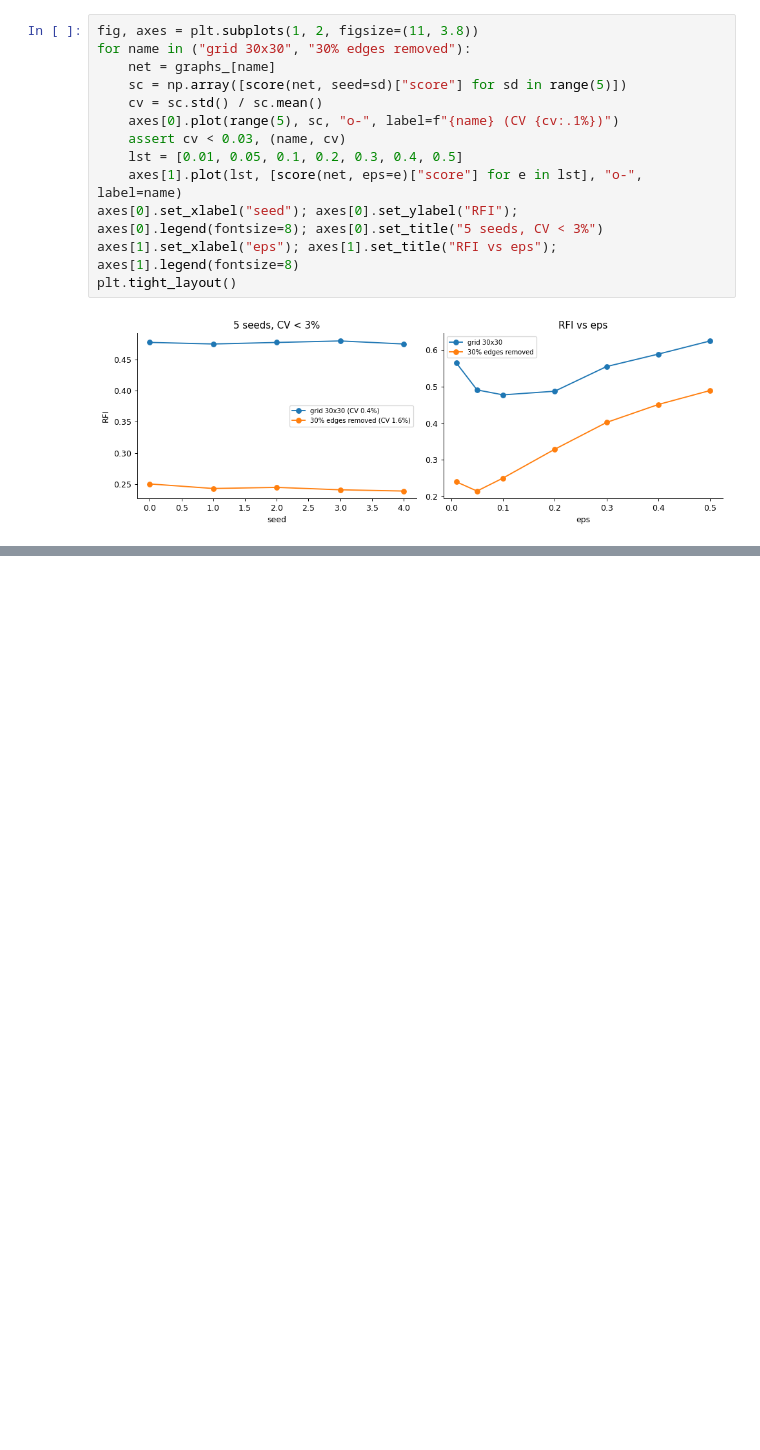
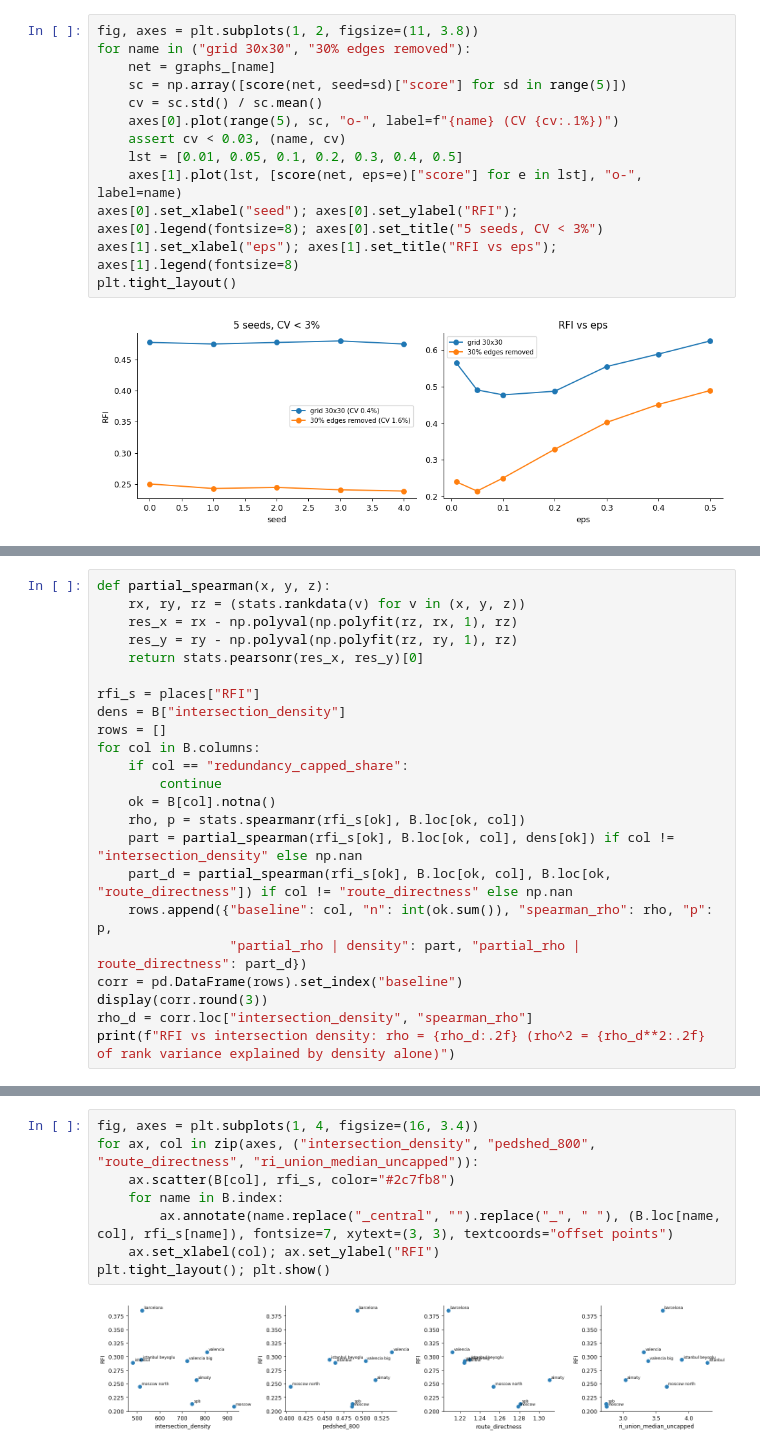
Before and after one commit to Floly/route_freedom_index, a Jupyter notebook: notebooks/validation.ipynb, the cells around one changed output, grey strips where cells are left out. Drawn from its saved outputs; the diff is of its cells as text; blank space fills up the shorter version.

```diff
--- a/notebooks/validation.ipynb
+++ b/notebooks/validation.ipynb
@@ -220,0 +431,23 @@ plt.tight_layout()
+# %%
+def partial_spearman(x, y, z):
+    rx, ry, rz = (stats.rankdata(v) for v in (x, y, z))
+    res_x = rx - np.polyval(np.polyfit(rz, rx, 1), rz)
+    res_y = ry - np.polyval(np.polyfit(rz, ry, 1), rz)
+    return stats.pearsonr(res_x, res_y)[0]
+
+rfi_s = places["RFI"]
+dens = B["intersection_density"]
+rows = []
+for col in B.columns:
+    if col == "redundancy_capped_share":
+        continue
+    ok = B[col].notna()
+    rho, p = stats.spearmanr(rfi_s[ok], B.loc[ok, col])
+    part = partial_spearman(rfi_s[ok], B.loc[ok, col], dens[ok]) if col != "intersection_density" else np.nan
+    part_d = partial_spearman(rfi_s[ok], B.loc[ok, col], B.loc[ok, "route_directness"]) if col != "route_directness" else np.nan
+    rows.append({"baseline": col, "n": int(ok.sum()), "spearman_rho": rho, "p": p,
+                 "partial_rho | density": part, "partial_rho | route_directness": part_d})
+corr = pd.DataFrame(rows).set_index("baseline")
+display(corr.round(3))
+rho_d = corr.loc["intersection_density", "spearman_rho"]
+print(f"RFI vs intersection density: rho = {rho_d:.2f} (rho^2 = {rho_d**2:.2f} of rank variance explained by density alone)")
@@ -220,0 +470,10 @@ plt.tight_layout()
+# %%
+fig, axes = plt.subplots(1, 4, figsize=(16, 3.4))
+for ax, col in zip(axes, ("intersection_density", "pedshed_800", "route_directness", "ri_union_median_uncapped")):
+    ax.scatter(B[col], rfi_s, color="#2c7fb8")
+    for name in B.index:
+        ax.annotate(name.replace("_central", "").replace("_", " "), (B.loc[name, col], rfi_s[name]), fontsize=7, xytext=(3, 3), textcoords="offset points")
+    ax.set_xlabel(col); ax.set_ylabel("RFI")
+plt.tight_layout(); plt.show()
+# %% [output]
+[figure, added]
```
Also changed, not shown: parts of 19 cells of this notebook, 6 other files.
